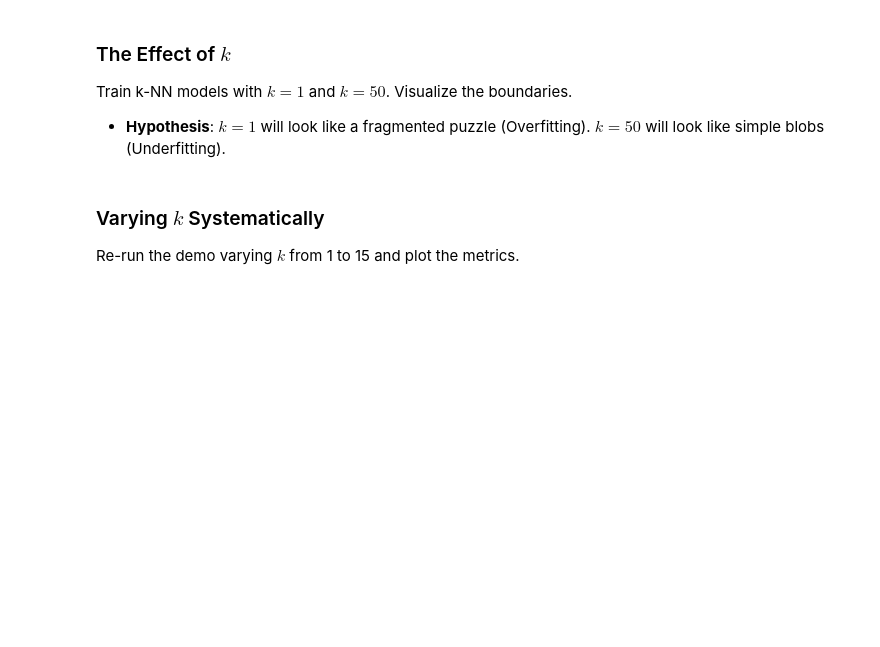
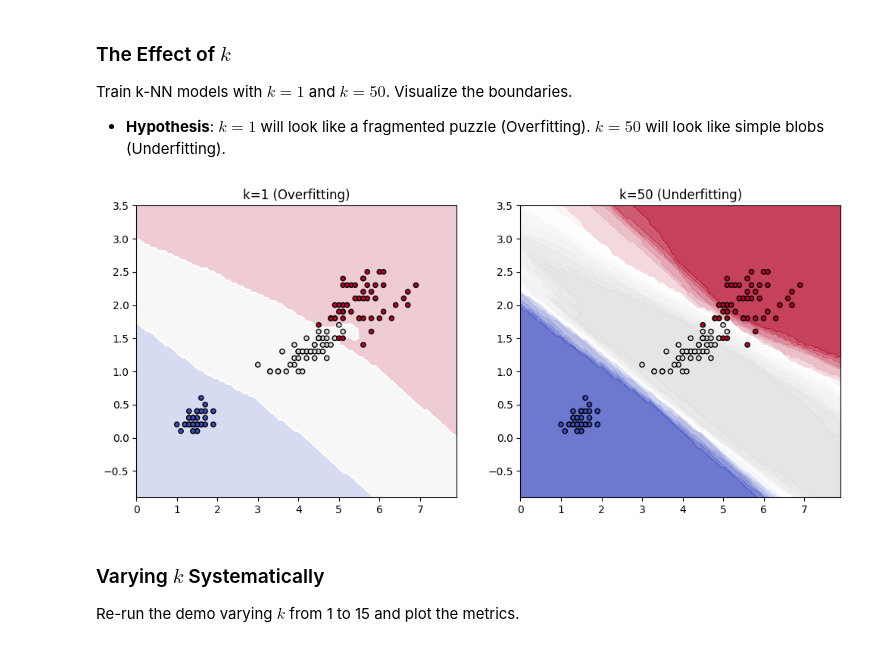
Before and after one commit to UG-Team-Data-Science/ml-workshop, a Jupyter notebook: src/S03 Supervised Learning - Classification and Evaluation/S03C04 k-NNs and Decision Trees.ipynb, the cells around one changed output. Drawn from its saved outputs; the diff is of its cells as text; code cells hidden in the pictures; blank space fills up the shorter version.

```diff
--- a/src/S03 Supervised Learning - Classification and Evaluation/S03C04 k-NNs and Decision Trees.ipynb
+++ b/src/S03 Supervised Learning - Classification and Evaluation/S03C04 k-NNs and Decision Trees.ipynb
@@ -194,6 +220,28 @@ plt.show()
 Train k-NN models with $k=1$ and $k=50$. Visualize the boundaries.
 
 -   **Hypothesis**: $k=1$ will look like a fragmented puzzle (Overfitting). $k=50$ will look like simple blobs (Underfitting).
+# %%
+from sklearn.pipeline import make_pipeline
+
+fig, ax = plt.subplots(1, 2, figsize=(12, 5))
+
+# k=1 (Overfitting)
+model_k1 = make_pipeline(StandardScaler(), KNeighborsClassifier(n_neighbors=1))
+model_k1.fit(X_train, y_train)
+DecisionBoundaryDisplay.from_estimator(model_k1, X, multiclass_colors='coolwarm', alpha=0.8, ax=ax[0])
+ax[0].scatter(X[:, 0], X[:, 1], c=y, cmap="coolwarm", edgecolor="k", s=20)
+ax[0].set_title("k=1 (Overfitting)")
+
+# k=50 (Underfitting)
+model_k50 = make_pipeline(StandardScaler(), KNeighborsClassifier(n_neighbors=50))
+model_k50.fit(X_train, y_train)
+DecisionBoundaryDisplay.from_estimator(model_k50, X, multiclass_colors='coolwarm', alpha=0.8, ax=ax[1])
+ax[1].scatter(X[:, 0], X[:, 1], c=y, cmap="coolwarm", edgecolor="k", s=20)
+ax[1].set_title("k=50 (Underfitting)")
+
+plt.show()
+# %% [output]
+[figure, added]
 # %% [markdown]
 ### Varying $k$ Systematically
 
```
Also changed, not shown: parts of 13 cells of this notebook, 6 other files.
